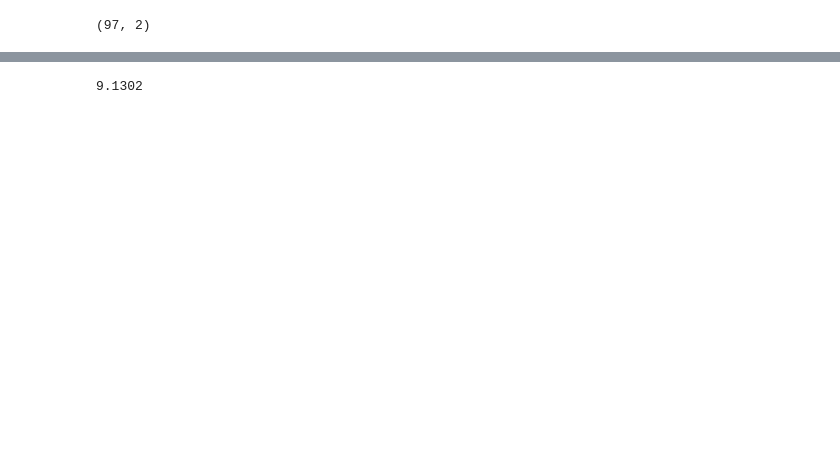
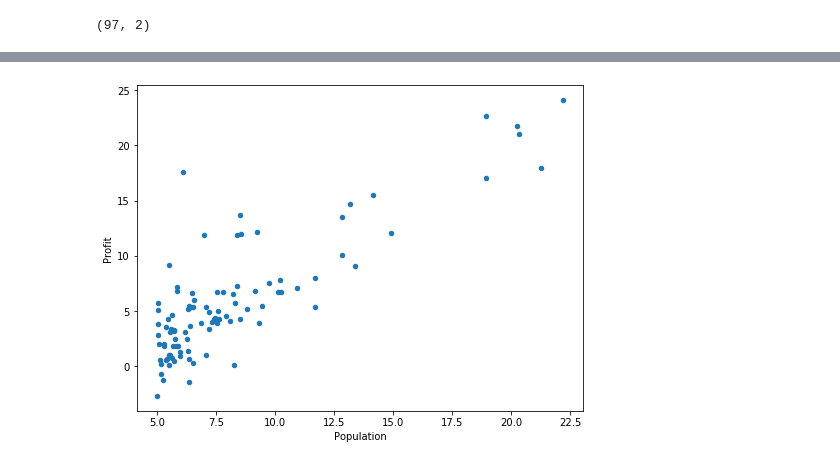
Before and after one commit to changsl231/LocalGithub, a Jupyter notebook: JupyterNotebook/Machine Learning/Andrew Ng/ex 1/ex1.ipynb, the cells around one changed output, grey strips where cells are left out. Saved outputs shown, nothing was run; the diff lists cells and outputs as text; code cells hidden in the pictures; blank space fills up the shorter version.

```diff
--- a/JupyterNotebook/Machine Learning/Andrew Ng/ex 1/ex1.ipynb
+++ b/JupyterNotebook/Machine Learning/Andrew Ng/ex 1/ex1.ipynb
@@ -58,4 +37,6 @@ dtype: float64
-# %%
-X[1]
-# %% [output]
-9.1302
+# %%
+#画散点图
+data.plot(kind='scatter',x='Population',y='Profit',figsize=(8,6))
+plt.show()
+# %% [output]
+[figure, added]
```
Also changed, not shown: parts of 40 cells of this notebook, 1 other file.
